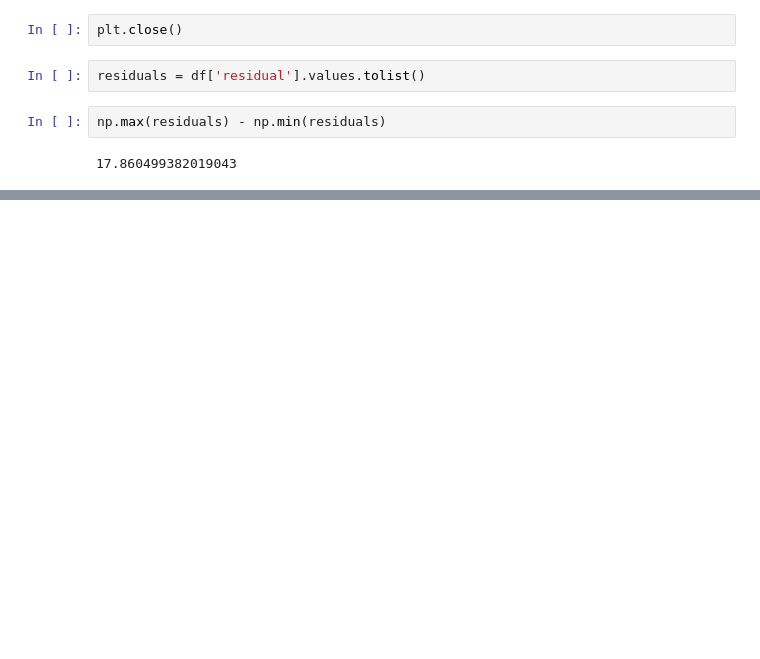
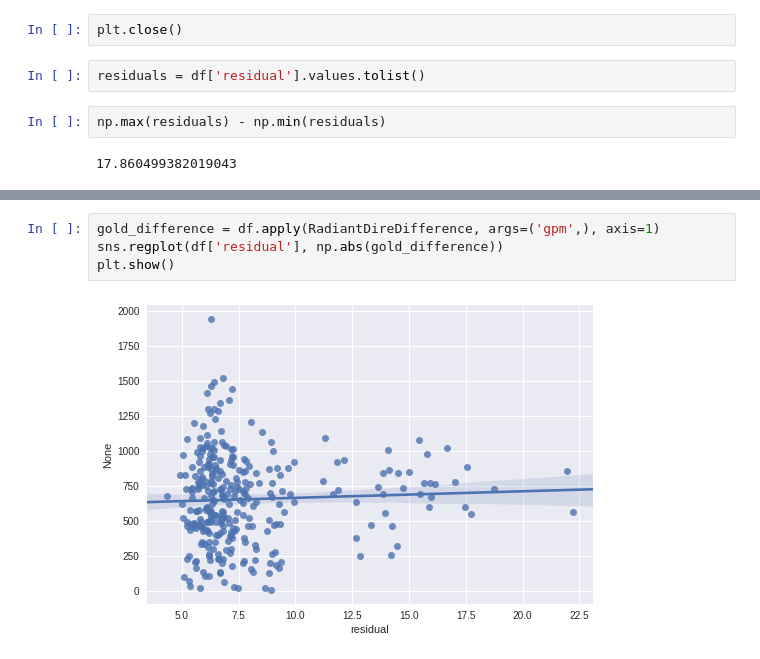
Before and after one commit to beelze-b/Open-Dota-Exploration, a Jupyter notebook: WeightsAndResiduals.ipynb, the cells around one changed output, grey strips where cells are left out. Saved outputs shown, nothing was run; the diff lists cells and outputs as text; blank space fills up the shorter version.

```diff
--- a/WeightsAndResiduals.ipynb
+++ b/WeightsAndResiduals.ipynb
@@ -147,0 +171,6 @@ Name: residual, dtype: float64
+# %%
+gold_difference = df.apply(RadiantDireDifference, args=('gpm',), axis=1)
+sns.regplot(df['residual'], np.abs(gold_difference))
+plt.show()
+# %% [output]
+[figure, added]
```
Also changed, not shown: parts of 12 cells of this notebook.
